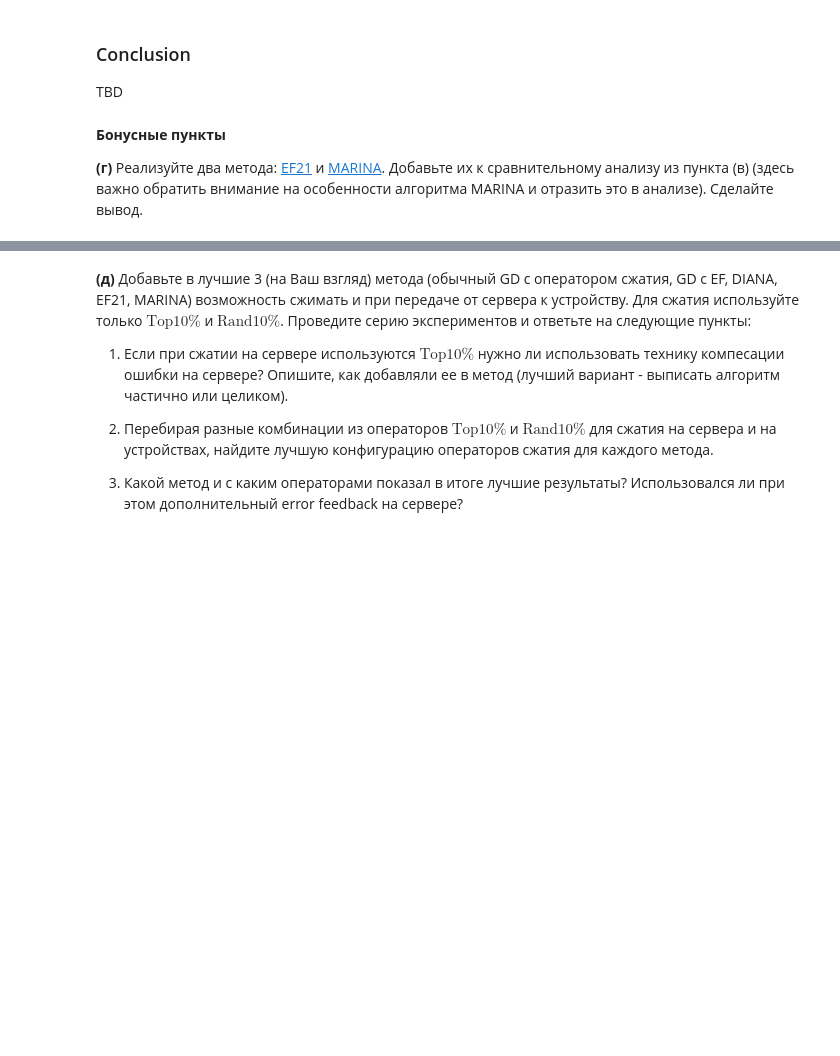
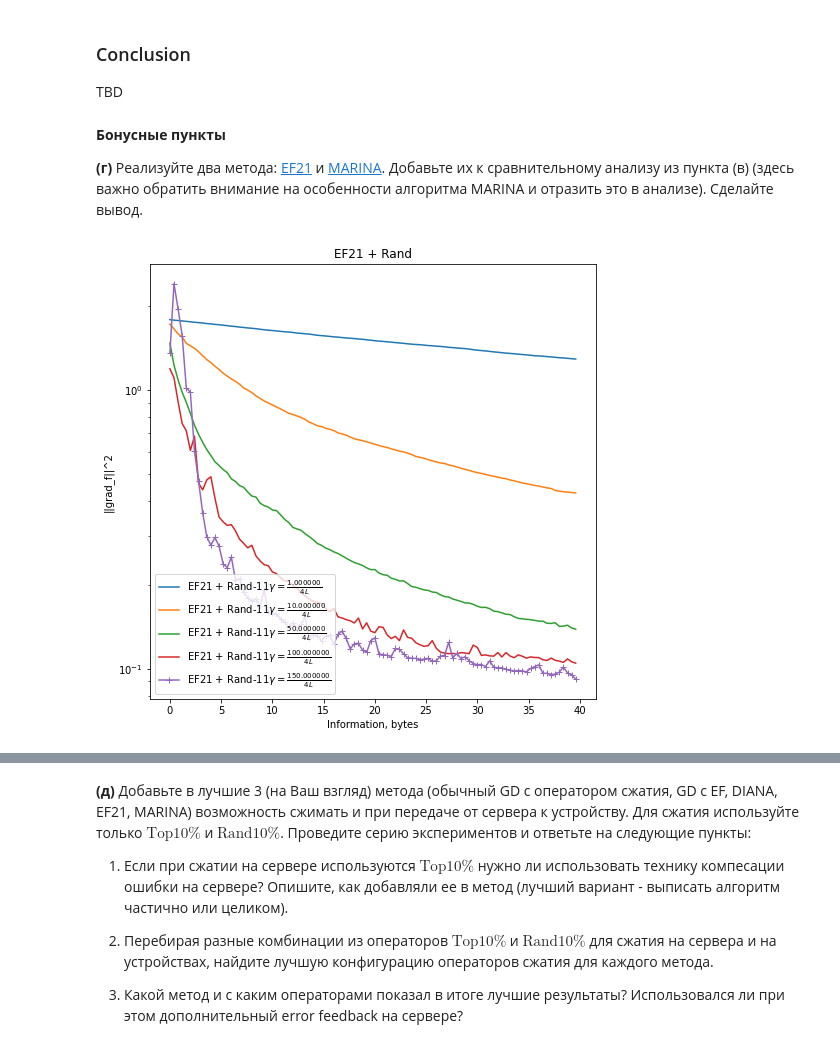
Before and after one commit to k2a07/MIPT-homeworks, a Jupyter notebook: Acharya_Kirill_Optimization_HW_7.ipynb, the cells around one changed output, grey strips where cells are left out. Saved outputs shown, nothing was run; the diff lists cells and outputs as text; code cells hidden in the pictures; blank space fills up the shorter version.

Commit message:
Added marina and tested ef21

```diff
--- a/Acharya_Kirill_Optimization_HW_7.ipynb
+++ b/Acharya_Kirill_Optimization_HW_7.ipynb
@@ -325,7 +325,7 @@ X_acc, Y_acc, Labels_acc = [], [], []
 FLOAT_BYTES = 4
 
 def best_compressor_alg_loss(loss, loss_gradient, func_title, n_iter, compression_coeff, c_param_list, y_lim = 1e-2, rand_k_activate = False,
-                        top_k_activate = False, diana_activate = False, ef_activate = False):
+                        top_k_activate = False, diana_activate = False, ef_activate = False, ef21_activate = False, marina_activate = False, p_marina = 0.5):
 
     def log_acc(k, f, grad_f, x_k, x_true, args):
         corr_count = 0
@@ -349,7 +349,8 @@ def best_compressor_alg_loss(loss, loss_gradient, func_title, n_iter, compressio
                                     args = args, n_iter = n_iter, gamma_k = best_gamma, n_workers = args['n_workers'],
                                     rand_k_activate = rand_k_activate, top_k_activate=top_k_activate,
                                     top_k_param = k_param, rand_k_param = k_param,
-                                    y_lim = y_lim, diana_activate=diana_activate, ef_activate=ef_activate, acc_k = log_acc
+                                    y_lim = y_lim, diana_activate=diana_activate, ef_activate=ef_activate, acc_k = log_acc,
+                                    ef21_activate=ef21_activate, marina_activate=marina_activate, p_marina=p_marina
                                     )
     best_points_arr, best_differences_arr, best_times_arr, best_acc_arr = best_alg.descent()
     best_information = [compression_coeff * FLOAT_BYTES * _ for _ in range(len(best_differences_arr))]
@@ -361,11 +362,11 @@ def best_compressor_alg_loss(loss, loss_gradient, func_title, n_iter, compressio
                                     args = args, n_iter = n_iter, gamma_k = check_gamma, n_workers = args['n_workers'],
                                     rand_k_activate = rand_k_activate, top_k_activate=top_k_activate,
                                     top_k_param = k_param, rand_k_param = k_param,
-                                    y_lim = y_lim, diana_activate=diana_activate, ef_activate=ef_activate, acc_k = log_acc
+                                    y_lim = y_lim, diana_activate=diana_activate, ef_activate=ef_activate, acc_k = log_acc,
+                                    ef21_activate=ef21_activate, marina_activate=marina_activate, p_marina=p_marina
                                     )
 
         points_arr, differences_arr, times_arr, acc_arr = check_alg.descent()
-        print(differences_arr)
 
         if (len(differences_arr) < len(best_differences_arr)):
             best_alg = check_alg
@@ -627,4 +622,16 @@ __Бонусные пункты__
 
 __(г)__ Реализуйте два метода: [EF21](https://proceedings.neurips.cc/paper/2021/hash/231141b34c82aa95e48810a9d1b33a79-Abstract.html) и [MARINA](https://arxiv.org/abs/2102.07845). Добавьте их к сравнительному анализу из пункта (в) (здесь важно обратить внимание на особенности алгоритма MARINA и отразить это в анализе). Сделайте вывод.
 # %%
-#TBD
+#LR fitting EF21 + Rand10%
+title = "EF21 + Rand"
+n_iter = 100
+compression_coeff = 0.1
+c_param_list = [1, 10, 50, 100, 150, 175]
+x, y, labels, best_alg, best_information, best_differences_arr, best_label, best_idx, accs, best_points_arr = best_compressor_alg_loss(
+                                            d_logloss_mushrooms, d_logloss_grad_mushrooms, title,
+                                            n_iter, compression_coeff, c_param_list, y_lim = 1e-2,
+                                            rand_k_activate = True, top_k_activate = False, ef21_activate = True
+                                            )
+opt.plot_graphs(x, y, x_label = "Information, bytes", lines_labels = labels, title = title, logscale = True, criteria_type = "||grad_f||^2", idx_marker_arr = best_idx)
+# %% [output]
+[figure, added]
```
Also changed, not shown: parts of 10 cells of this notebook, 1 other file.
